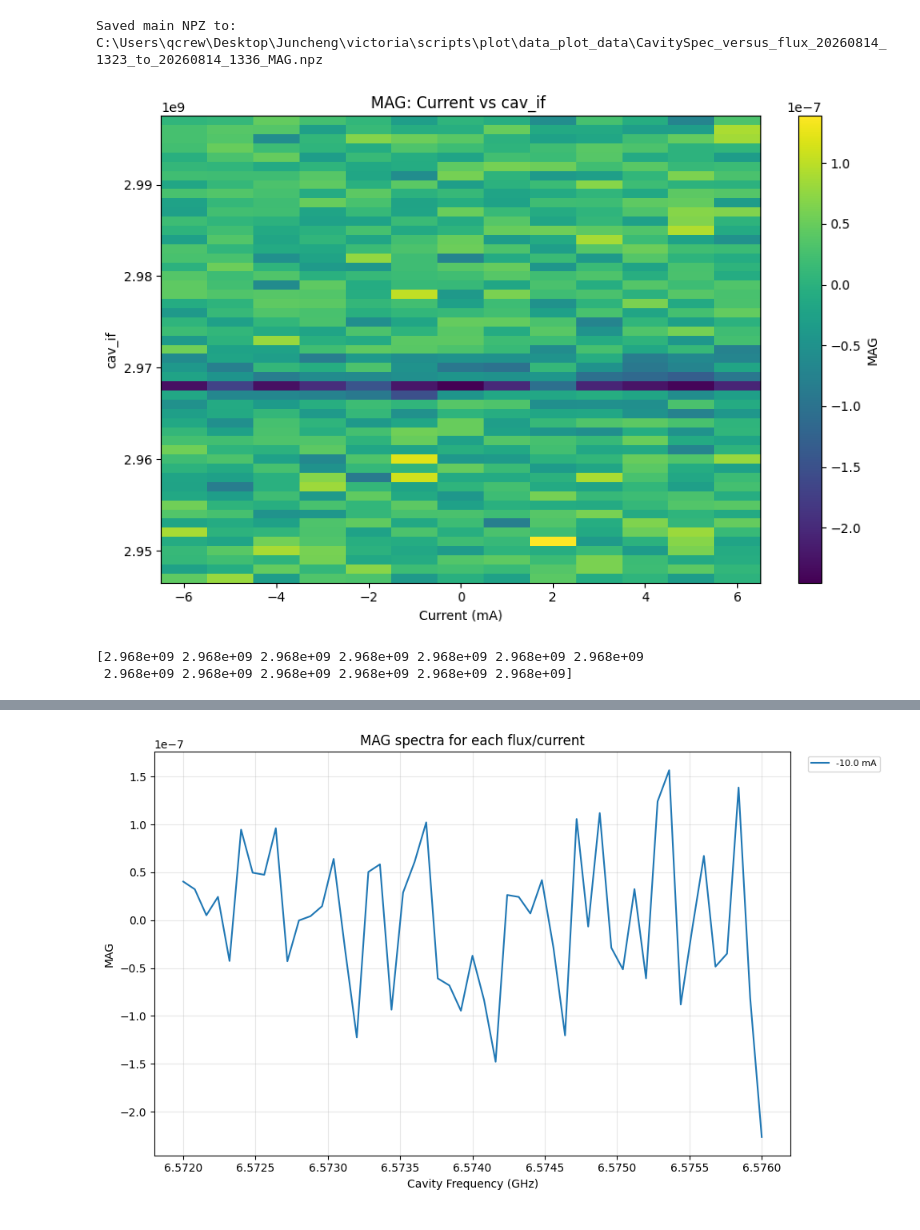
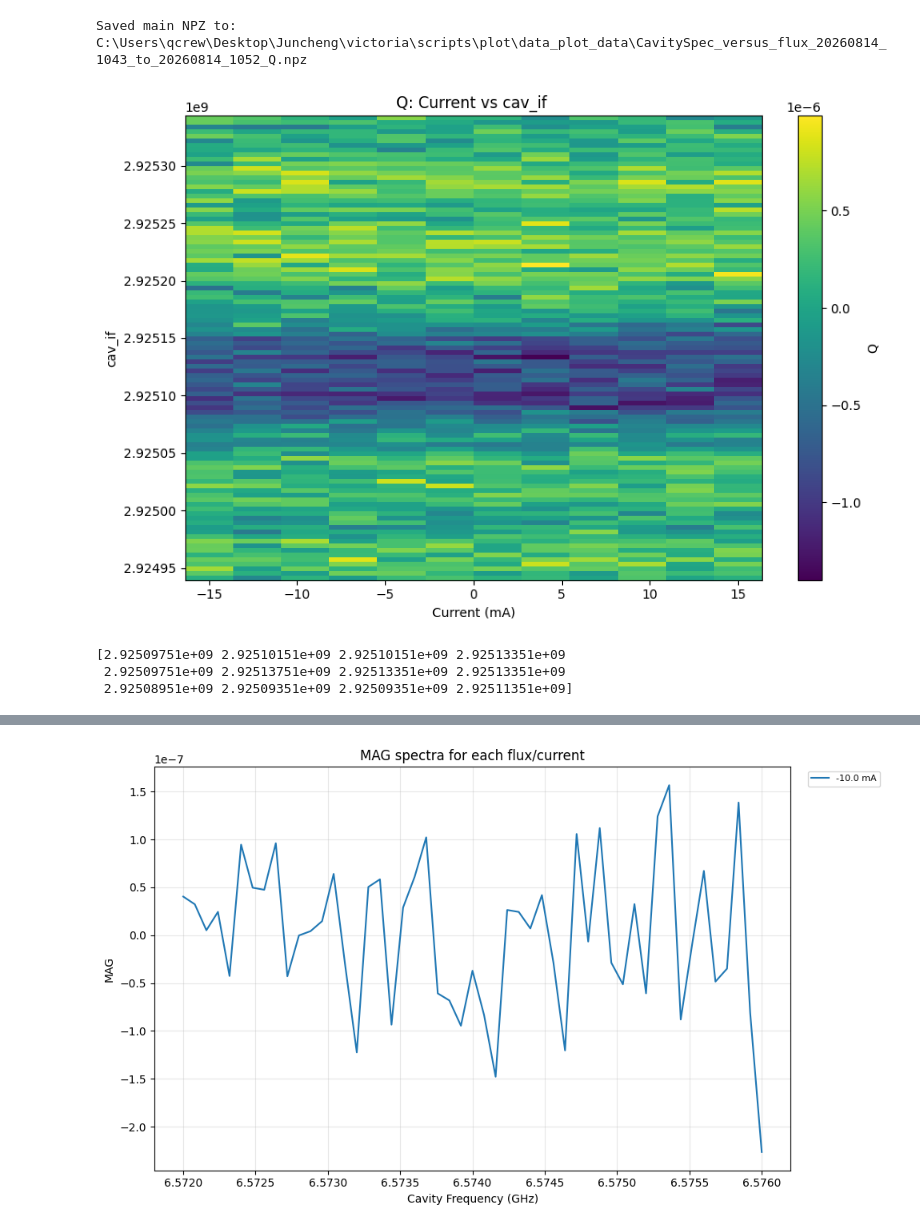
Before and after one commit to spinoandraptos/victoria, a Jupyter notebook: scripts/plot/plot_2d_versusflux.ipynb, the cells around one changed output, grey strips where cells are left out. Cells and saved outputs as stored; diff of their text form; code cells hidden in the pictures.

```diff
--- a/scripts/plot/plot_2d_versusflux.ipynb
+++ b/scripts/plot/plot_2d_versusflux.ipynb
@@ -10,8 +10,8 @@ import matplotlib.pyplot as plt
 build_npz_from_hdf5 = True
 load_npz_for_analysis = True
 # current_A_print =np.linspace(start=0e-3, stop=1e-3, num=11)
-current_A_print2 =  np.linspace(start=-6e-3, stop=6e-3, num=13)#np.linspace(start=-6e-3, stop=6e-3, num=121) #np.linspace(start=-5e-3, stop=5e-3, num=41)
-lo =  2.897e9+50e6#6.61e9 + 50e6  # Hz
+current_A_print2 =  np.linspace(start=-15e-3, stop=15e-3, num=12)#np.linspace(start=-6e-3, stop=6e-3, num=121) #np.linspace(start=-5e-3, stop=5e-3, num=41)
+lo =  2.9e9 + 50e6 + 25.2e6-94e3+9.51e3+52e3/2 #2.897e9+50e6#6.61e9 + 50e6  # Hz
 
 batches = [
     # {
@@ -23,8 +23,8 @@ batches = [
     # },
     {
         "date": "2026-08-14",
-        "folder": r"C:\Users\qcrew\Desktop\Juncheng\victoria\data\2026-08-14",
-        "time": ((13, 23), (13, 36)),
+        "folder": r"C:\Users\qcrew\Desktop\Juncheng\victoria\data\2026-08-25",
+        "time": ((10, 43), (10, 52)),
         "current": current_A_print2,
         "lo": lo,
     },
@@ -39,7 +39,7 @@ batches = [
 
 
 file_key = "CavitySpec_versus_flux"
-plot_data = "MAG"          # "I", "Q", or "MAG"
+plot_data = "Q"          # "I", "Q", or "MAG"
 y_key = None             # None -> auto-choose sweep axis
 subtract_mean = True
 x_label, y_label = "Current", "cav_if"
@@ -140,34 +140,35 @@ if build_npz_from_hdf5:
     np.savez_compressed(
         npz_path, x_values=x_values, current=x_values, current_mA=np.array(x_values)*1e3,
         y_values=y_values, cav_if=y_values, sweep_axis=sweep_axis, I=I_2d, Q=Q_2d, MAG=MAG_2d,
         x_label=x_label, y_label=y_label, y_key=key, filenames=grouped_files,
         file_dates=file_dates, file_times=file_times, batch_dates=[b["date"] for b in batches],
         batch_start_times=[b["time"][0] for b in batches], batch_end_times=[b["time"][1] for b in batches],
         batch_folders=[b["folder"] for b in batches], file_key=file_key, subtract_mean=subtract_mean, plot_data_saved=plot_data
     )
     print(f"Saved main NPZ to: {npz_path}")
 
 if load_npz_for_analysis:
     data = np.load(npz_path, allow_pickle=True)
     x_values = data["current"]
     y_values = data["cav_if"]+lo if "cav_if" in data.keys() else data["y_values"]
     data_2d = data[plot_data]
 
     # Step 3: Raw 2D Mesh Plot
     base_mesh_plot(x_values, y_values, data_2d)
     plt.show()
 
     # Step 4 & 5: Find Min/Max Trace & Plot Overlay
     idx = np.argmin(data_2d, axis=1) if find_mode == "min" else np.argmax(data_2d, axis=1)
     trace_y, trace_val = y_values[idx], data_2d[np.arange(data_2d.shape[0]), idx]
     print(y_values[idx])
 
     base_mesh_plot(x_values, y_values, data_2d, f"- raw {find_mode} trace")
     plt.plot(x_values * 1e3 if plot_current_in_mA else x_values, trace_y, "r.", markersize=3, label=f"{find_mode} points")
     plt.legend()
     plt.show()
 # %% [output]
-Saved main NPZ to: C:\Users\qcrew\Desktop\Juncheng\victoria\scripts\plot\data_plot_data\CavitySpec_versus_flux_20260814_1323_to_20260814_1336_MAG.npz
+Saved main NPZ to: C:\Users\qcrew\Desktop\Juncheng\victoria\scripts\plot\data_plot_data\CavitySpec_versus_flux_20260814_1043_to_20260814_1052_Q.npz
-[figure, old version]
+[figure, new version]
-[2.968e+09 2.968e+09 2.968e+09 2.968e+09 2.968e+09 2.968e+09 2.968e+09
- 2.968e+09 2.968e+09 2.968e+09 2.968e+09 2.968e+09 2.968e+09]
+[2.92509751e+09 2.92510151e+09 2.92510151e+09 2.92513351e+09
+ 2.92509751e+09 2.92513751e+09 2.92513351e+09 2.92513351e+09
+ 2.92508951e+09 2.92509351e+09 2.92509351e+09 2.92511351e+09]
```
Also changed, not shown: parts of 1 cell of this notebook, 36 other files.
